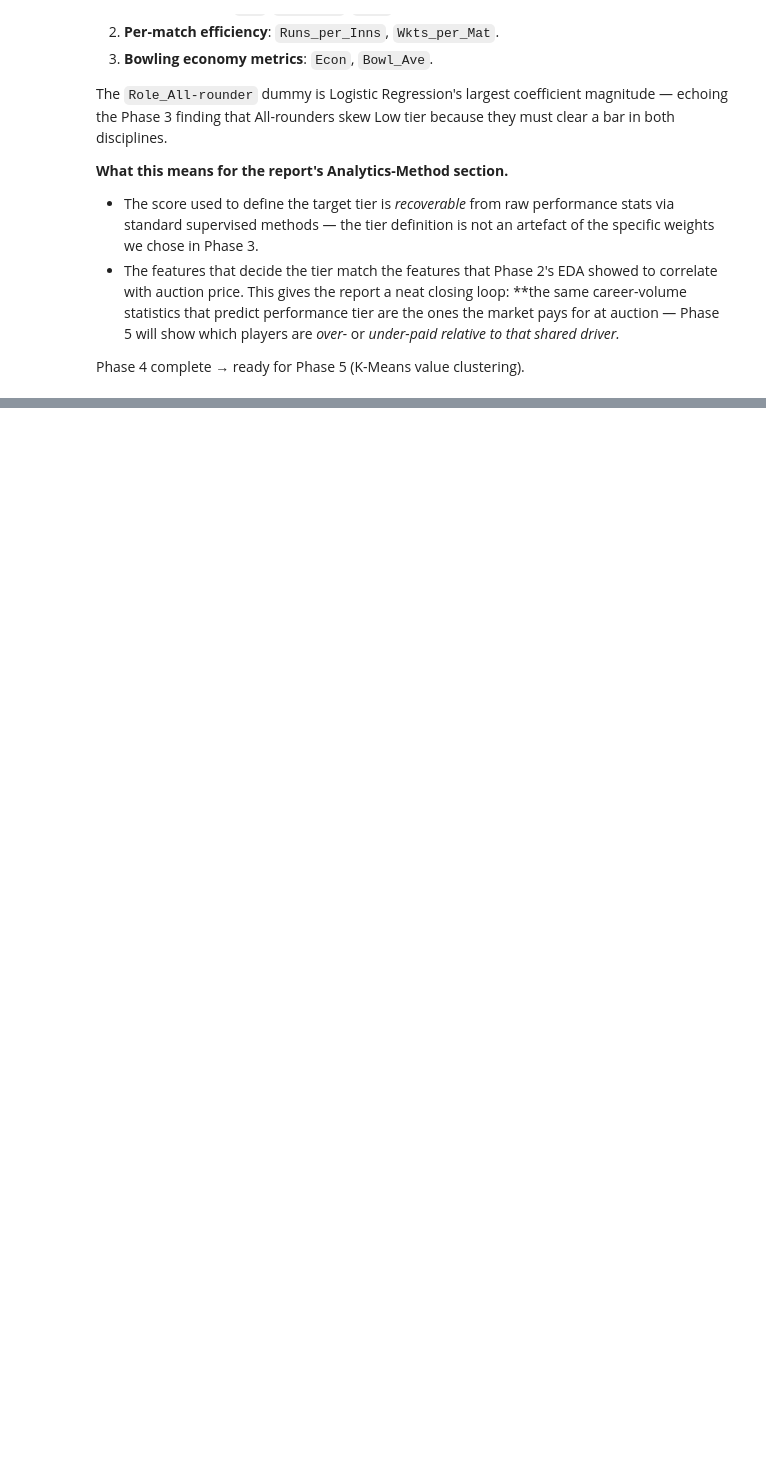
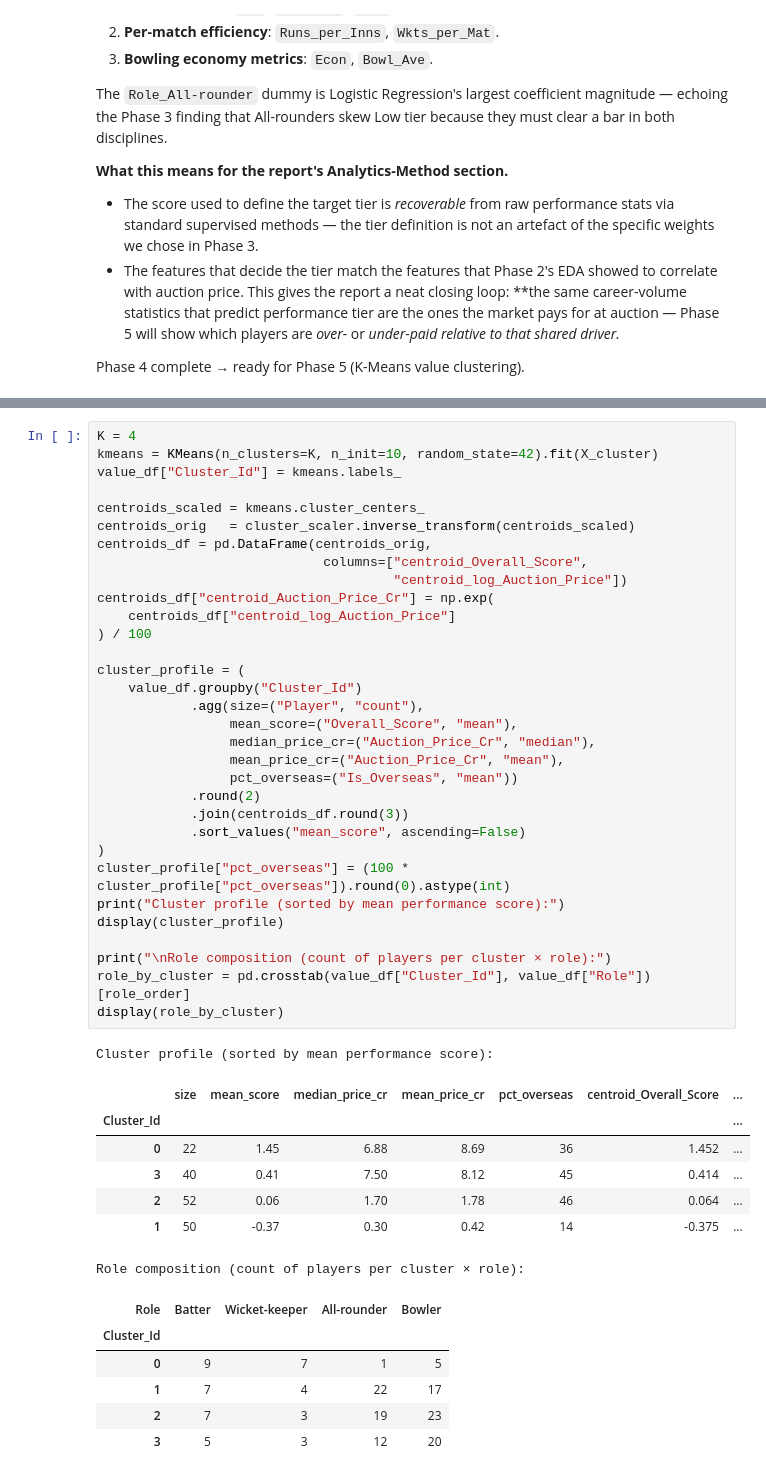
Before and after one commit to anusanth26/ipl-player-valuation, a Jupyter notebook: notebooks/analysis.ipynb, the cells around one changed output, grey strips where cells are left out. Cells and saved outputs as stored; diff of their text form; blank space fills up the shorter version.

```diff
--- a/notebooks/analysis.ipynb
+++ b/notebooks/analysis.ipynb
@@ -1828,0 +1947,47 @@ Phase 4 complete → ready for Phase 5 (K-Means value clustering).
+# %%
+K = 4
+kmeans = KMeans(n_clusters=K, n_init=10, random_state=42).fit(X_cluster)
+value_df["Cluster_Id"] = kmeans.labels_
+
+centroids_scaled = kmeans.cluster_centers_
+centroids_orig   = cluster_scaler.inverse_transform(centroids_scaled)
+centroids_df = pd.DataFrame(centroids_orig,
+                             columns=["centroid_Overall_Score",
+                                      "centroid_log_Auction_Price"])
+centroids_df["centroid_Auction_Price_Cr"] = np.exp(
+    centroids_df["centroid_log_Auction_Price"]
+) / 100
+
+cluster_profile = (
+    value_df.groupby("Cluster_Id")
+            .agg(size=("Player", "count"),
+                 mean_score=("Overall_Score", "mean"),
+                 median_price_cr=("Auction_Price_Cr", "median"),
+                 mean_price_cr=("Auction_Price_Cr", "mean"),
+                 pct_overseas=("Is_Overseas", "mean"))
+            .round(2)
+            .join(centroids_df.round(3))
+            .sort_values("mean_score", ascending=False)
+)
+cluster_profile["pct_overseas"] = (100 * cluster_profile["pct_overseas"]).round(0).astype(int)
+print("Cluster profile (sorted by mean performance score):")
+display(cluster_profile)
+
+print("\nRole composition (count of players per cluster × role):")
+role_by_cluster = pd.crosstab(value_df["Cluster_Id"], value_df["Role"])[role_order]
+display(role_by_cluster)
+# %% [output]
+Cluster profile (sorted by mean performance score):
+|  | size | mean_score | median_price_cr | mean_price_cr | pct_overseas | centroid_Overall_Score | ... |
+| Cluster_Id |  |  |  |  |  |  | ... |
+| 0 | 22 | 1.45 | 6.88 | 8.69 | 36 | 1.452 | ... |
+| 3 | 40 | 0.41 | 7.50 | 8.12 | 45 | 0.414 | ... |
+| 2 | 52 | 0.06 | 1.70 | 1.78 | 46 | 0.064 | ... |
+| 1 | 50 | -0.37 | 0.30 | 0.42 | 14 | -0.375 | ... |
+Role composition (count of players per cluster × role):
+| Role | Batter | Wicket-keeper | All-rounder | Bowler |
+| Cluster_Id |  |  |  |  |
+| 0 | 9 | 7 | 1 | 5 |
+| 1 | 7 | 4 | 22 | 17 |
+| 2 | 7 | 3 | 19 | 23 |
+| 3 | 5 | 3 | 12 | 20 |
```
Also changed, not shown: parts of 14 cells of this notebook, 3 other files.
